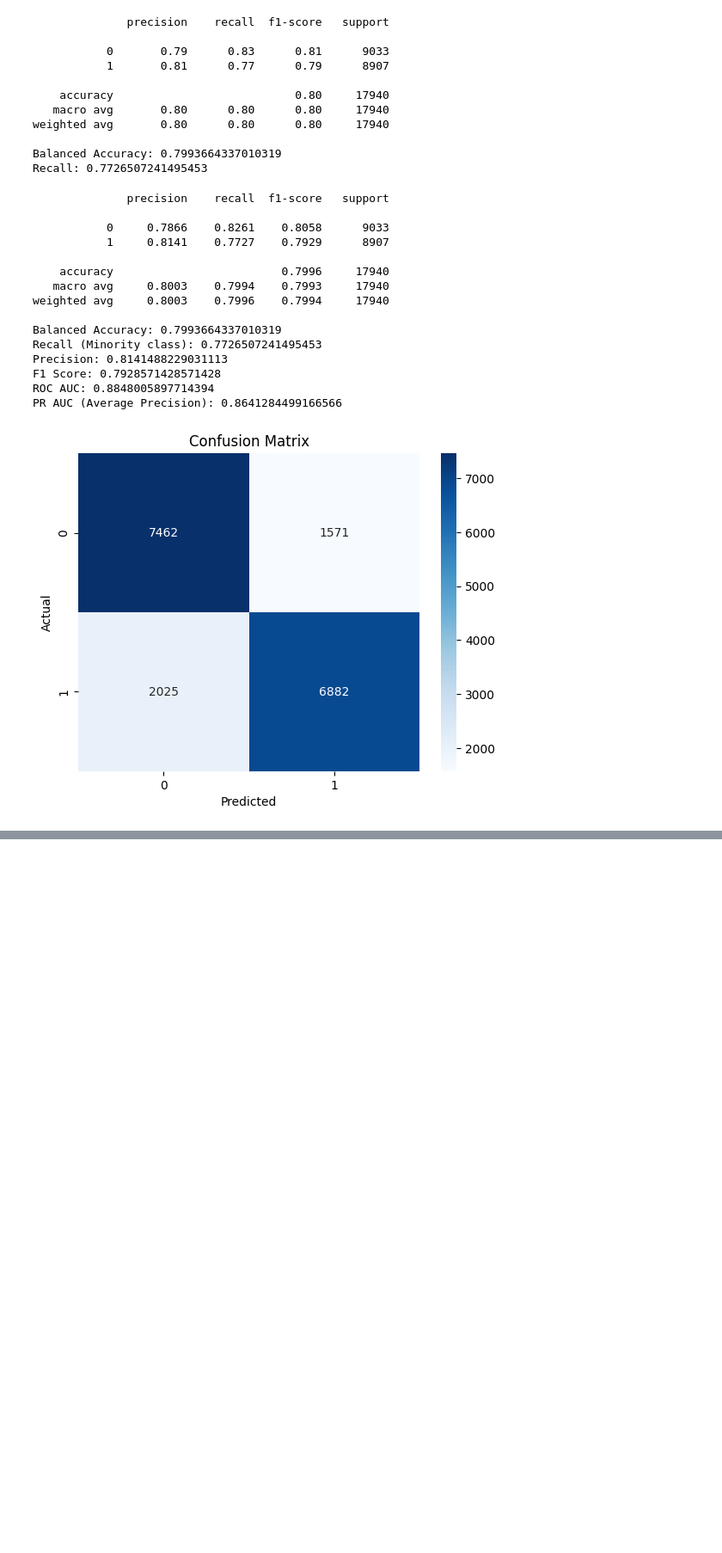
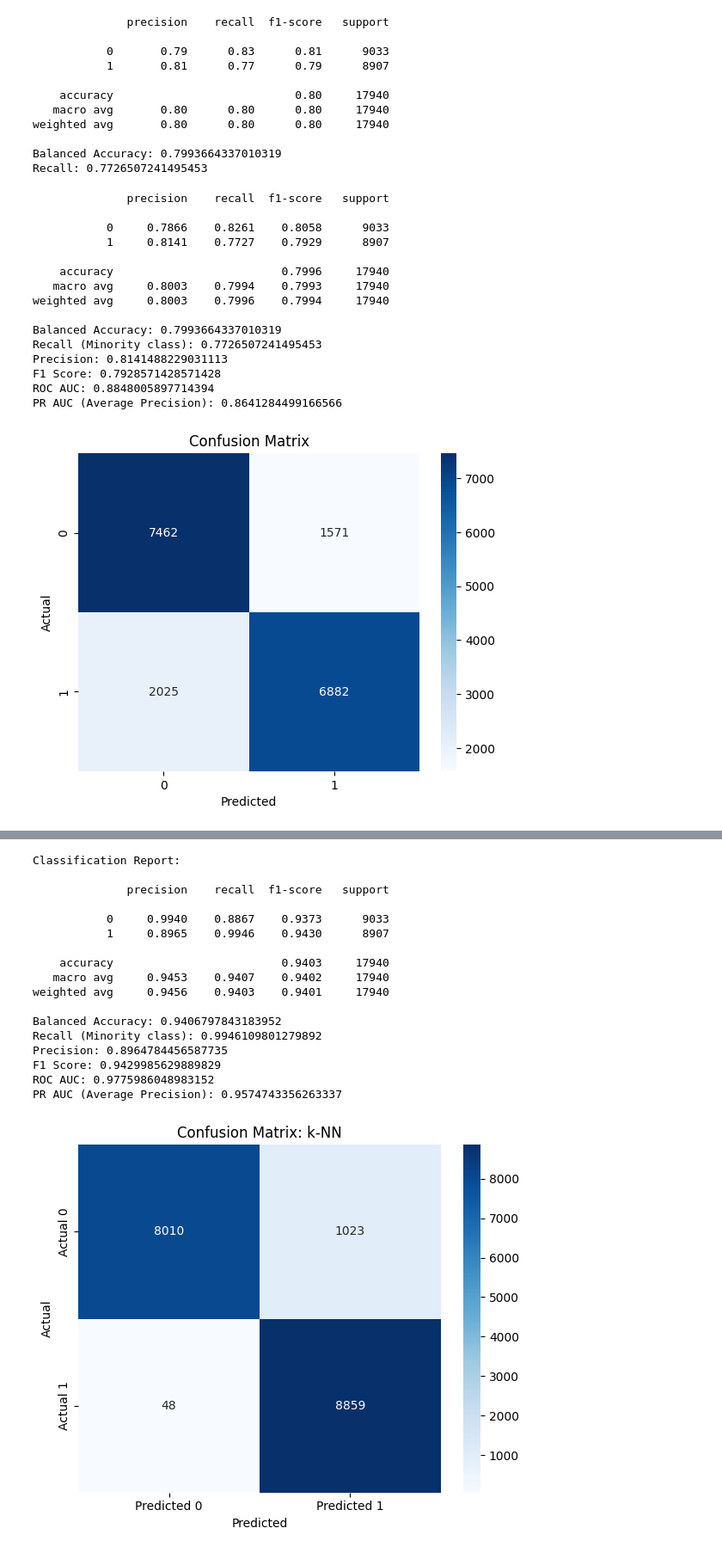
Before and after one commit to AliaksandraLabko/ML, a Jupyter notebook: SVM_final.ipynb, the cells around one changed output, grey strips where cells are left out. Shown at 86% size. Cells and saved outputs as stored; diff of their text form; code cells hidden in the pictures; blank space fills up the shorter version.

```diff
--- a/SVM_final.ipynb
+++ b/SVM_final.ipynb
@@ -795,0 +837,19 @@ predictions_df.to_csv("svm_test_predictions.csv", index=False)
+# %%
+from sklearn.neighbors import KNeighborsClassifier
+
+X_train, X_val, y_train, y_val = train_test_split(X_smote_svm, y_smote_svm, test_size=0.2, random_state=42)
+# Initialize and train the model
+knn_model = KNeighborsClassifier()
+knn_model.fit(X_train, y_train)
+
+# Predict and evaluate
+y_pred_KNN = knn_model.predict(X_val)
+y_proba_KNN = knn_model.predict_proba(X_val)[:, 1]
+
+print("\nk-Nearest Neighbors (k-NN)")
+print("---------------------------")
+print(f"Accuracy:  {accuracy_score(y_val, y_pred_KNN):.3f}")
+print(f"Precision: {precision_score(y_val, y_pred_KNN):.3f}")
+print(f"Recall:    {recall_score(y_val, y_pred_KNN):.3f}")
+print(f"F1 Score:  {f1_score(y_val, y_pred_KNN):.3f}")
+print(f"ROC AUC:   {roc_auc_score(y_val, y_proba_KNN):.3f}")
@@ -795,0 +864,50 @@ predictions_df.to_csv("svm_test_predictions.csv", index=False)
+# %%
+from sklearn.neighbors import KNeighborsClassifier
+from sklearn.metrics import (
+    classification_report, confusion_matrix, roc_auc_score, average_precision_score,
+    accuracy_score, precision_score, recall_score, f1_score, balanced_accuracy_score
+)
+import seaborn as sns
+import matplotlib.pyplot as plt
+
+# Basic classification metrics
+print("Classification Report:\n")
+print(classification_report(y_val, y_pred_KNN, digits=4))
+
+print("Balanced Accuracy:", balanced_accuracy_score(y_val, y_pred_KNN))
+print("Recall (Minority class):", recall_score(y_val, y_pred_KNN))
+print("Precision:", precision_score(y_val, y_pred_KNN))
+print("F1 Score:", f1_score(y_val, y_pred_KNN))
+
+# AUC metrics
+print("ROC AUC:", roc_auc_score(y_val, y_proba_KNN))
+print("PR AUC (Average Precision):", average_precision_score(y_val, y_proba_KNN))
+
+# Confusion matrix
+cm = confusion_matrix(y_val, y_pred_KNN)
+plt.figure(figsize=(6, 5))
+sns.heatmap(cm, annot=True, fmt='d', cmap='Blues', xticklabels=["Predicted 0", "Predicted 1"], yticklabels=["Actual 0", "Actual 1"])
+plt.xlabel("Predicted")
+plt.ylabel("Actual")
+plt.title("Confusion Matrix: k-NN")
+plt.tight_layout()
+plt.show()
+# %% [output]
+Classification Report:
+
+              precision    recall  f1-score   support
+
+           0     0.9940    0.8867    0.9373      9033
+           1     0.8965    0.9946    0.9430      8907
+
+    accuracy                         0.9403     17940
+   macro avg     0.9453    0.9407    0.9402     17940
+weighted avg     0.9456    0.9403    0.9401     17940
+
+Balanced Accuracy: 0.9406797843183952
+Recall (Minority class): 0.9946109801279892
+Precision: 0.8964784456587735
+F1 Score: 0.9429985629889829
+ROC AUC: 0.9775986048983152
+PR AUC (Average Precision): 0.9574743356263337
+[figure, added]
```
Also changed, not shown: parts of 7 cells of this notebook.
